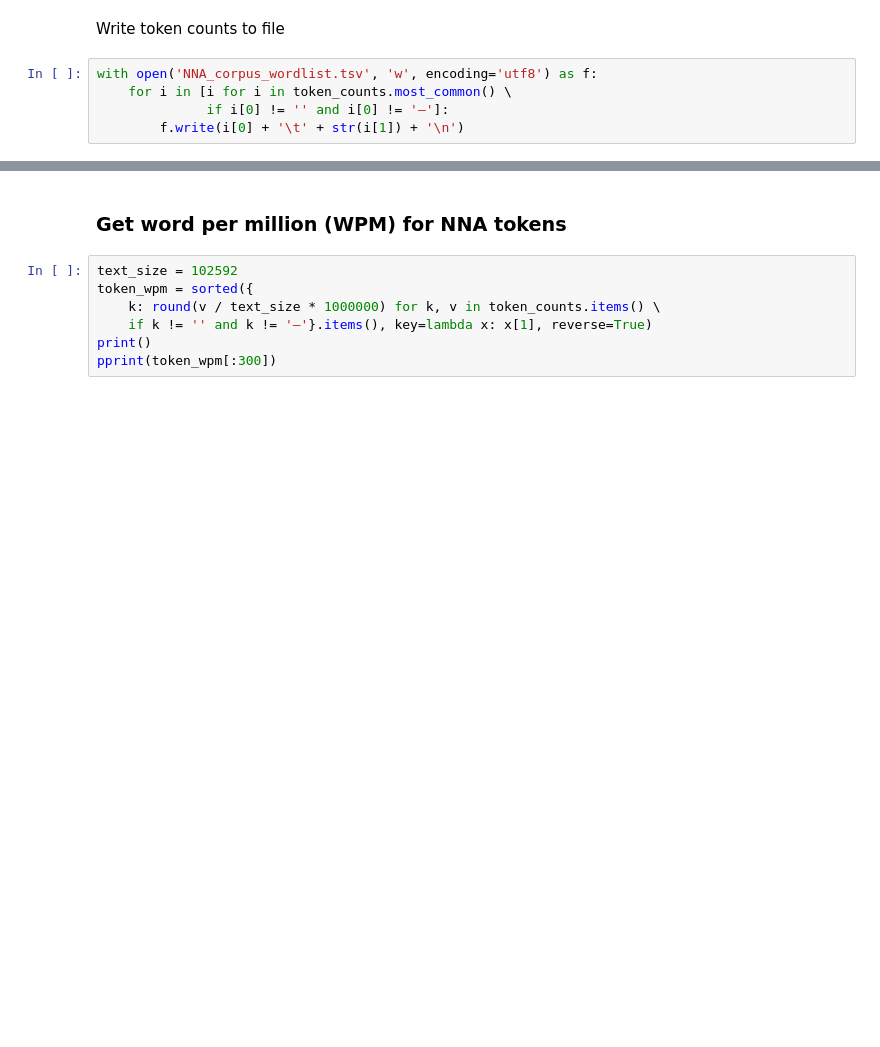
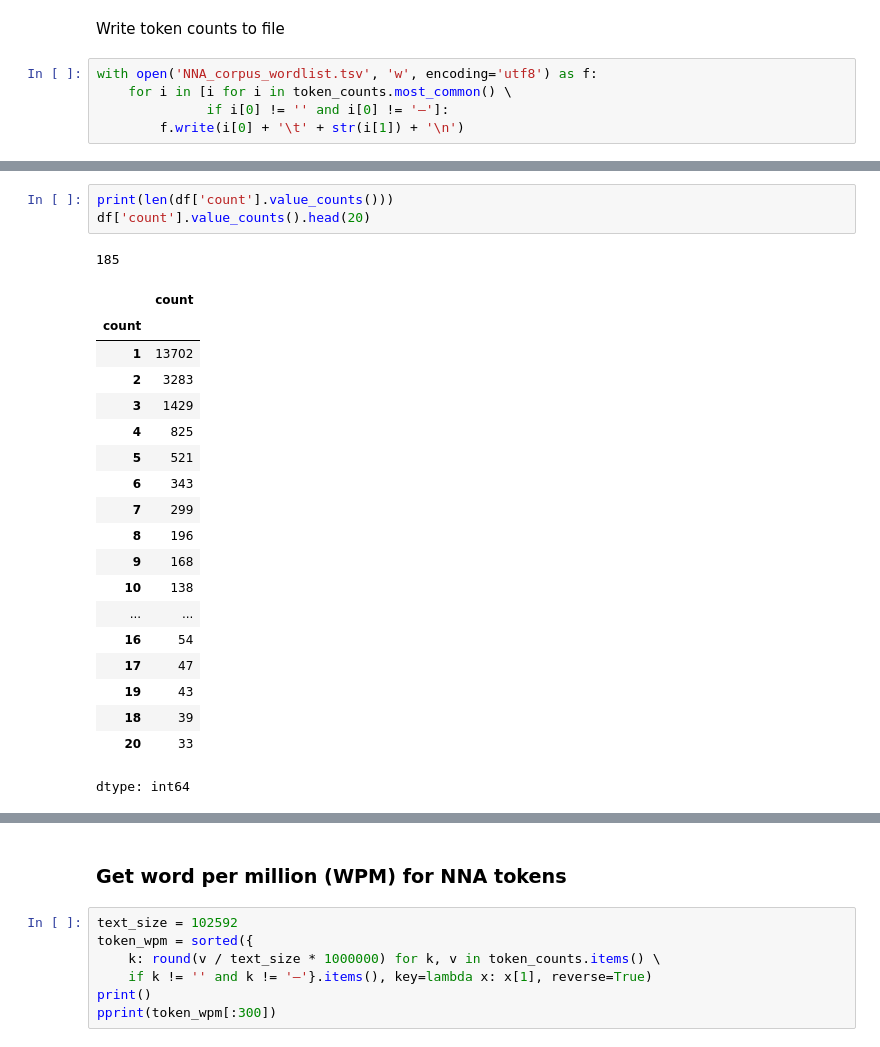
Before and after one commit to NorNakhichevan-Armenian-corpus/script_notebooks, a Jupyter notebook: frequency_analysis.ipynb, the cells around one changed output, grey strips where cells are left out. Drawn from its saved outputs; the diff is of its cells as text; blank space fills up the shorter version.

```diff
--- a/frequency_analysis.ipynb
+++ b/frequency_analysis.ipynb
@@ -60,0 +70,24 @@ with open('NNA_corpus_wordlist.tsv', 'w', encoding='utf8') as f:
+# %%
+print(len(df['count'].value_counts()))
+df['count'].value_counts().head(20)
+# %% [output]
+185
+|  | count |
+| count |  |
+| 1 | 13702 |
+| 2 | 3283 |
+| 3 | 1429 |
+| 4 | 825 |
+| 5 | 521 |
+| 6 | 343 |
+| 7 | 299 |
+| 8 | 196 |
+| 9 | 168 |
+| 10 | 138 |
+| ... | ... |
+| 16 | 54 |
+| 17 | 47 |
+| 19 | 43 |
+| 18 | 39 |
+| 20 | 33 |
+dtype: int64
```
Also changed, not shown: parts of 2 cells of this notebook.
